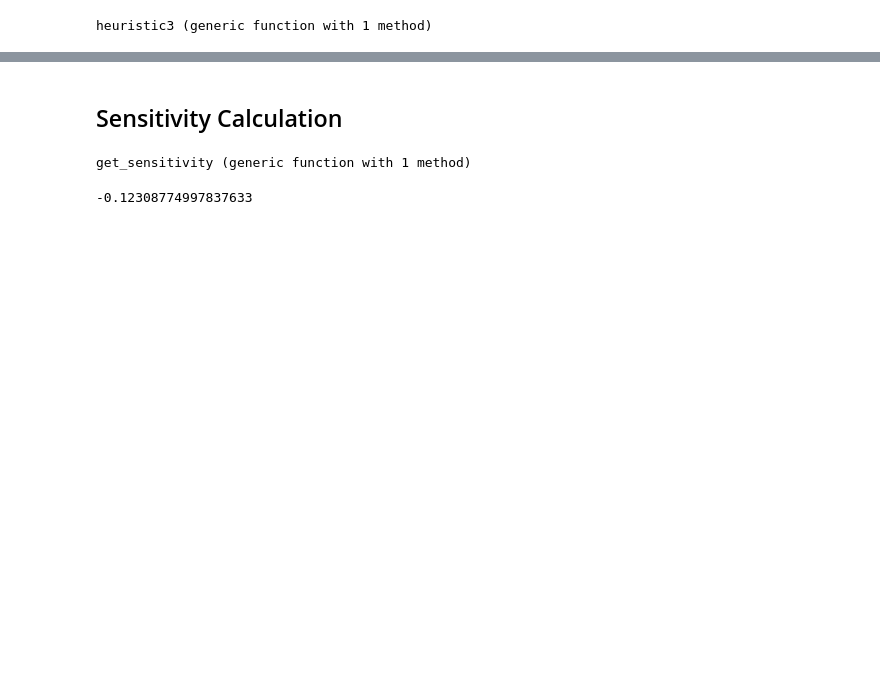
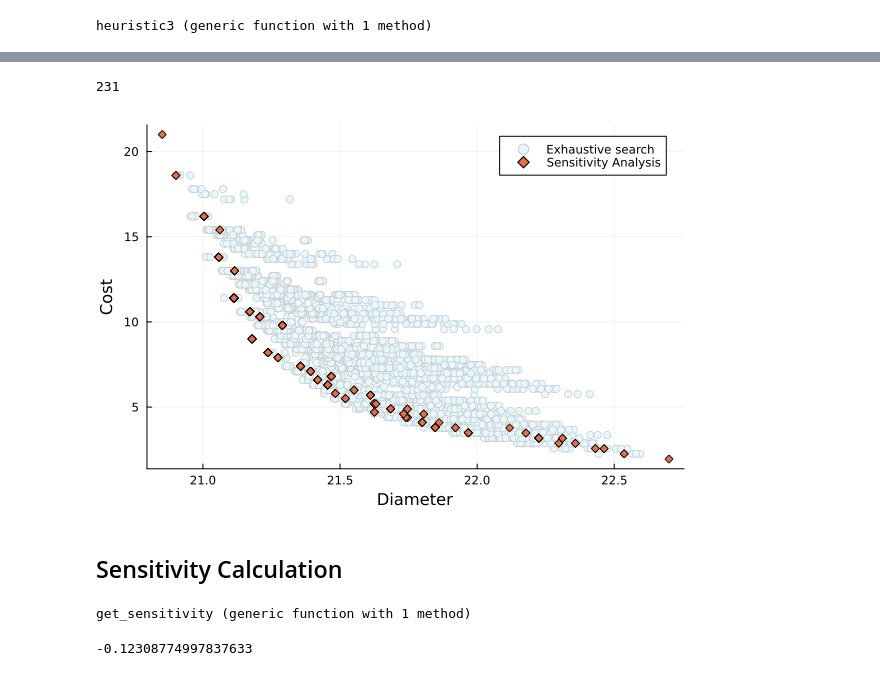
Before and after one commit to shengjiex98-papers/icaa-24-neural-architecture-sizing, a Jupyter notebook: src/heuristics.ipynb, the cells around one changed output, grey strips where cells are left out. Saved outputs shown, nothing was run; the diff lists cells and outputs as text; code cells hidden in the pictures; blank space fills up the shorter version.

```diff
--- a/src/heuristics.ipynb
+++ b/src/heuristics.ipynb
@@ -214,5 +204,5 @@ Solving MIP model with:
 # %%
-budget = 14
+budgets = [4, 8, 10, 11, 14]
 
 # Sensitivity values
 mul_sensitivity = [0.45, 0.29, 0.48, 0.68, 0.27]
@@ -220,13 +210,17 @@ add_sensitivity = [0.35, 0.0, 0.23, 0.52, 0.32]
 det_sensitivity = [1.6, 1.8, 2.9, 2.3, 4.3]
 
 sensitivities = [
-    ("add", add_sensitivity),
+    # ("add", add_sensitivity),
     ("mul", mul_sensitivity),
-    ("det", det_sensitivity)]
+    # ("det", det_sensitivity)
+]
 heuristics = [
     ("h1", heuristic1),
-    # ("h2", heuristic2),
-    ("h3", heuristic3)]
+    ("h2", heuristic2),
+    ("h3", heuristic3)
+]
 
 # Construct combinations of sensitivities and heuristics
 combos = Iterators.product(sensitivities, heuristics)
+
+heuristic3(mul_sensitivity, 11, efficient_net_map)
@@ -313,3 +287,26 @@ Solving MIP model with:
+# %%
+all_selection = reshape(Iterators.product(fill([1,2,3,4,5],5)...) |> collect, :)
+all_budgets = Set(map(x -> sum(efficient_net_map[x |> collect, 2]), all_selection)) |> collect
+length(all_budgets)
+# %% [output]
+231
+# %%
+
+mul_sensitivity = [0.45, 0.29, 0.48, 0.68, 0.27]
+heur3 = map(collect(all_budgets)) do budget
+    selection = heuristic3(mul_sensitivity, budget, efficient_net_map)
+    [diameters[selection...], costs[selection...]]
+end
+heur3 = hcat(heur3...)
+
+plt = scatter(diameters[:], costs[:], xlabel="Diameter", ylabel="Cost",
+    label="Exhaustive search", color=RGB(0.90,0.97,1), markerstrokecolor=RGB(0.8,0.8,0.8))
+scatter!(plt, heur3[1,:], heur3[2,:], shape=:diamond, label="Sensitivity Analysis")
+
+savefig(plt, "../images/exhaustive_search.pdf")
+plt
+# %% [output]
+[figure, added]
 # %% [markdown]
 ## Sensitivity Calculation
 # %%
```
Also changed, not shown: parts of 17 cells of this notebook, 11 other files.
